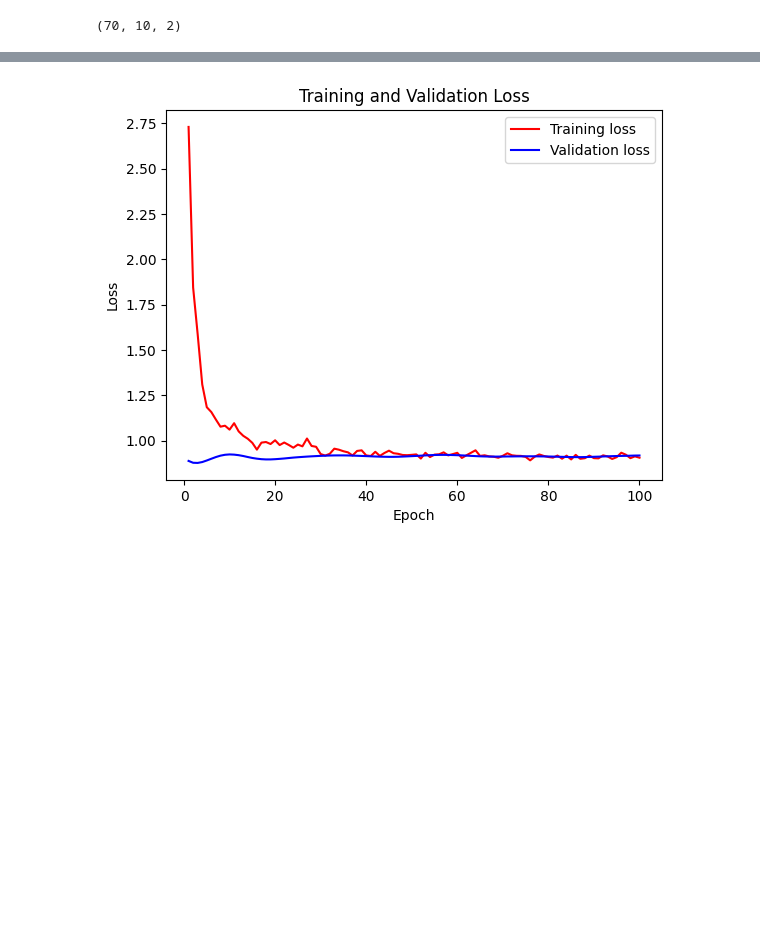
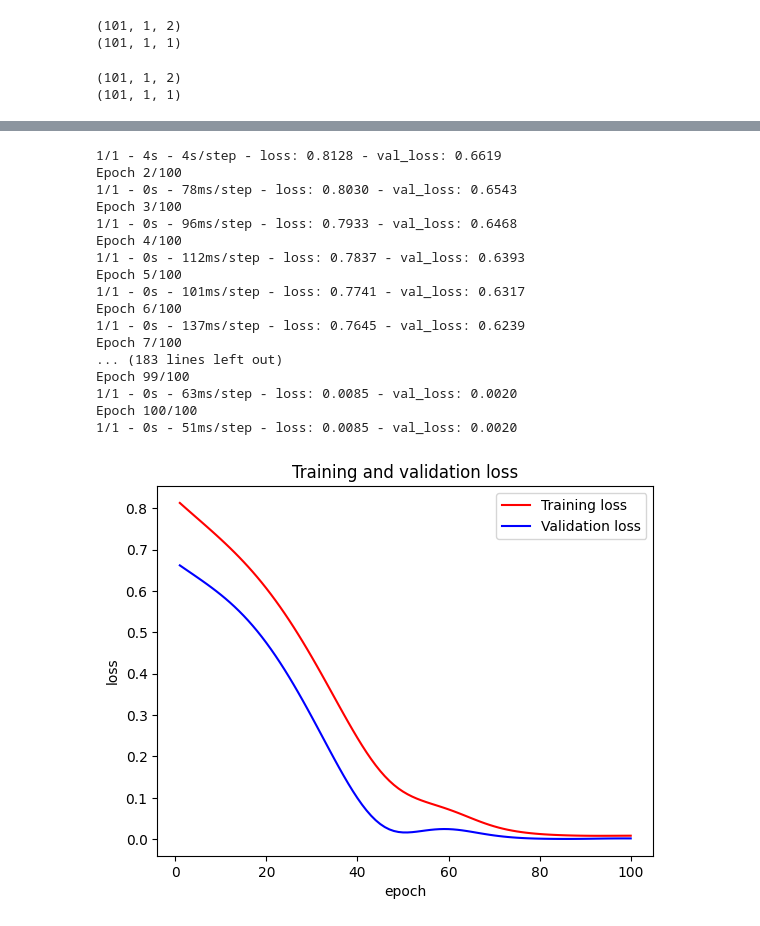
Before and after one commit to mosi2002/Rnn-based-estimation-Vs-mse-estimation, a Jupyter notebook: RNN.ipynb, the cells around one changed output, grey strips where cells are left out. Cells and saved outputs as stored; diff of their text form; code cells hidden in the pictures; blank space fills up the shorter version.

```diff
--- a/RNN.ipynb
+++ b/RNN.ipynb
@@ -70,38 +22,49 @@ RNN_output.shape
+# %%
+x = np.column_stack((x1, x2))
+# %%
+x = x.reshape(-1, 1, 2)
+y = y.reshape(-1, 1, 1)
+
+print(x.shape)
+print(y.shape)
+
+RNN_input = x
+RNN_output = y
+# %% [output]
+(101, 1, 2)
+(101, 1, 1)
 # %%
-scaler_X = preprocessing.StandardScaler().fit(RNN_input.reshape(-1, 4))
-scaler_y = preprocessing.StandardScaler().fit(RNN_output.reshape(-1, 2))
+scaler_X = preprocessing.StandardScaler().fit(RNN_input.reshape(-1, 2))
+scaler_y = preprocessing.StandardScaler().fit(RNN_output.reshape(-1, 1))
 
-RNN_input = scaler_X.transform(RNN_input.reshape(-1, 4)).reshape(-1,10,4)
-RNN_output = scaler_y.transform(RNN_output.reshape(-1, 2)).reshape(-1,10,2)
+RNN_input = scaler_X.transform(RNN_input.reshape(-1, 2)).reshape(-1, 1, 2)
+RNN_output = scaler_y.transform(RNN_output.reshape(-1, 1)).reshape(-1, 1, 1)
+
+
+print(RNN_input.shape)
+print(RNN_output.shape)
 
 X_train, X_test, y_train, y_test = train_test_split(RNN_input, RNN_output, test_size=0.3, random_state=123)
-
-y_train.shape
 # %% [output]
-(70, 10, 2)
+(101, 1, 2)
+(101, 1, 1)
 # %%
 model = Sequential()
-model.add(LSTM(64, activation='tanh', return_sequences=True, input_shape=(10, 4)))
-model.add(Dropout(0.2))  # Dropout with 20% rate
-model.add(LSTM(32, activation='tanh', return_sequences=True))
-model.add(BatchNormalization())
-model.add(Dense(2, activation='linear'))
-
-# Compile the model
+model.add(LSTM(128, activation='tanh', return_sequences=True, input_shape=(1, 2)))
+model.add(LSTM(64, activation='tanh', return_sequences=True))
+model.add(Dense(1, activation='linear'))
 model.compile(optimizer='adam', loss='mean_squared_error')
-
-# Train the model
 history = model.fit(X_train, y_train, epochs=100, batch_size=256, validation_split=0.1, verbose=2)
 
-# Plot training and validation loss
+
 loss = history.history['loss']
 val_loss = history.history['val_loss']
 epochs = range(1, len(loss) + 1)
 plt.plot(epochs, loss, 'r', label='Training loss')
 plt.plot(epochs, val_loss, 'b', label='Validation loss')
-plt.title('Training and Validation Loss')
-plt.xlabel("Epoch")
-plt.ylabel("Loss")
+plt.title('Training and validation loss')
+plt.xlabel("epoch")
+plt.ylabel("loss")
 plt.legend()
 plt.show()
 # %% [output]
@@ -125 +72,18 @@ Epoch 100/100
+1/1 - 4s - 4s/step - loss: 0.8128 - val_loss: 0.6619
+Epoch 2/100
+1/1 - 0s - 78ms/step - loss: 0.8030 - val_loss: 0.6543
+Epoch 3/100
+1/1 - 0s - 96ms/step - loss: 0.7933 - val_loss: 0.6468
+Epoch 4/100
+1/1 - 0s - 112ms/step - loss: 0.7837 - val_loss: 0.6393
+Epoch 5/100
+1/1 - 0s - 101ms/step - loss: 0.7741 - val_loss: 0.6317
+Epoch 6/100
+1/1 - 0s - 137ms/step - loss: 0.7645 - val_loss: 0.6239
+Epoch 7/100
+... (183 lines left out)
+Epoch 99/100
+1/1 - 0s - 63ms/step - loss: 0.0085 - val_loss: 0.0020
+Epoch 100/100
+1/1 - 0s - 51ms/step - loss: 0.0085 - val_loss: 0.0020
-[figure, old version]
+[figure, new version]
```
Also changed, not shown: parts of 7 cells of this notebook, 1 other file.
